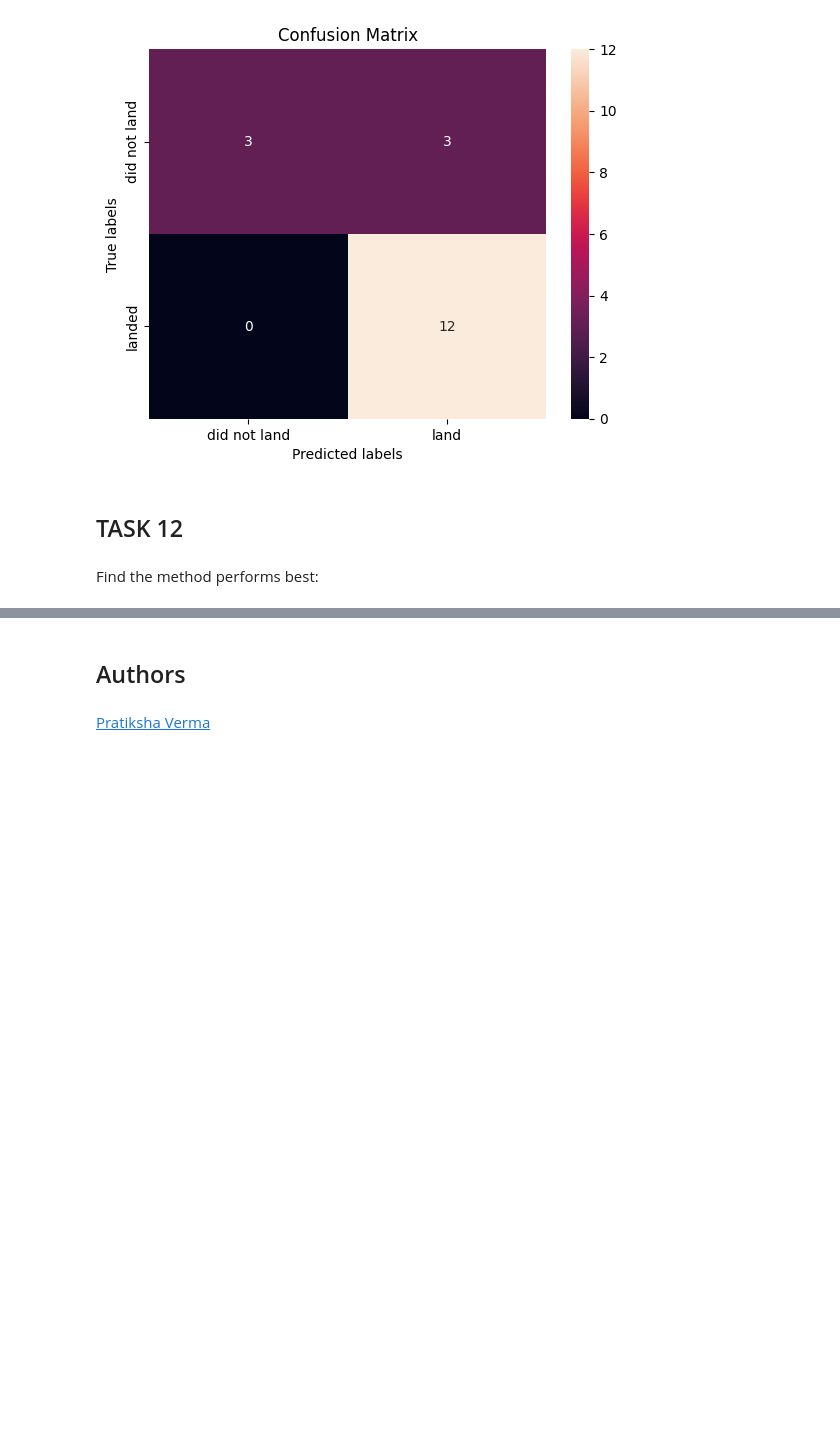
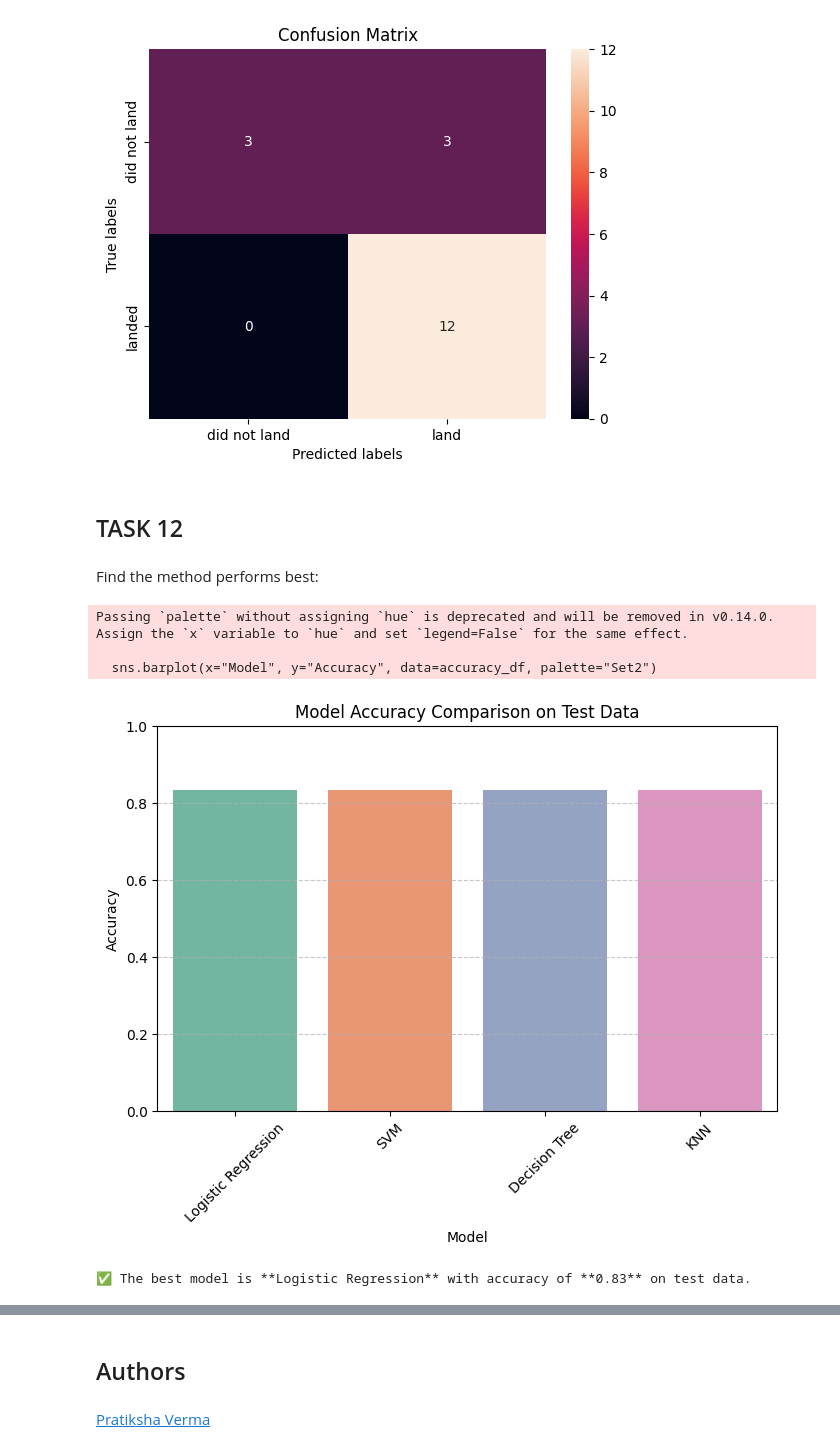
Before and after one commit to AhmedSafwatMohamed/IBM_Project, a Jupyter notebook: scripts-and-notebooks/SpaceX_Machine_Learning_Prediction_Part_5_v1.ipynb, the cells around one changed output, grey strips where cells are left out. Drawn from its saved outputs; the diff is of its cells as text; code cells hidden in the pictures; blank space fills up the shorter version.

```diff
--- a/scripts-and-notebooks/SpaceX_Machine_Learning_Prediction_Part_5_v1.ipynb
+++ b/scripts-and-notebooks/SpaceX_Machine_Learning_Prediction_Part_5_v1.ipynb
@@ -345,3 +345,34 @@ plot_confusion_matrix(Y_test,yhat)
 ## TASK  12
 # %% [markdown]
 Find the method performs best:
+# %%
+# Collect model names and their test accuracies
+model_accuracies = {
+    "Logistic Regression": logreg_cv.score(X_test, Y_test),
+    "SVM": svm_cv.score(X_test, Y_test),
+    "Decision Tree": tree_cv.score(X_test, Y_test),
+    "KNN": knn_cv.score(X_test, Y_test)
+}
+
+# Convert to DataFrame for easier plotting
+accuracy_df = pd.DataFrame(list(model_accuracies.items()), columns=["Model", "Accuracy"])
+
+# Plot bar chart
+plt.figure(figsize=(8,5))
+sns.barplot(x="Model", y="Accuracy", data=accuracy_df, palette="Set2")
+plt.title("Model Accuracy Comparison on Test Data")
+plt.ylabel("Accuracy")
+plt.ylim(0, 1)
+plt.xticks(rotation=45)
+plt.grid(axis='y', linestyle='--', alpha=0.7)
+plt.show()
+
+# Find the best model
+best_model = accuracy_df.loc[accuracy_df['Accuracy'].idxmax()]
+print(f"\n✅ The best model is **{best_model['Model']}** with accuracy of **{best_model['Accuracy']:.2f}** on test data.")
+# %% [output]
+Passing `palette` without assigning `hue` is deprecated and will be removed in v0.14.0. Assign the `x` variable to `hue` and set `legend=False` for the same effect.
+
+  sns.barplot(x="Model", y="Accuracy", data=accuracy_df, palette="Set2")
+[figure, added]
+✅ The best model is **Logistic Regression** with accuracy of **0.83** on test data.
```
Also changed, not shown: parts of 3 cells of this notebook.
